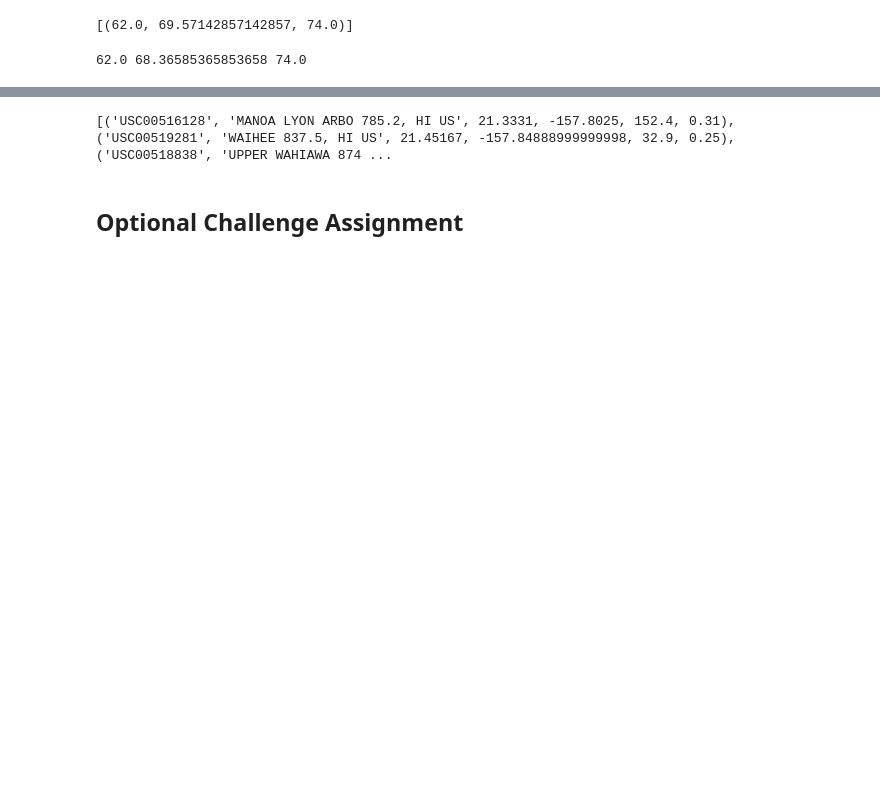
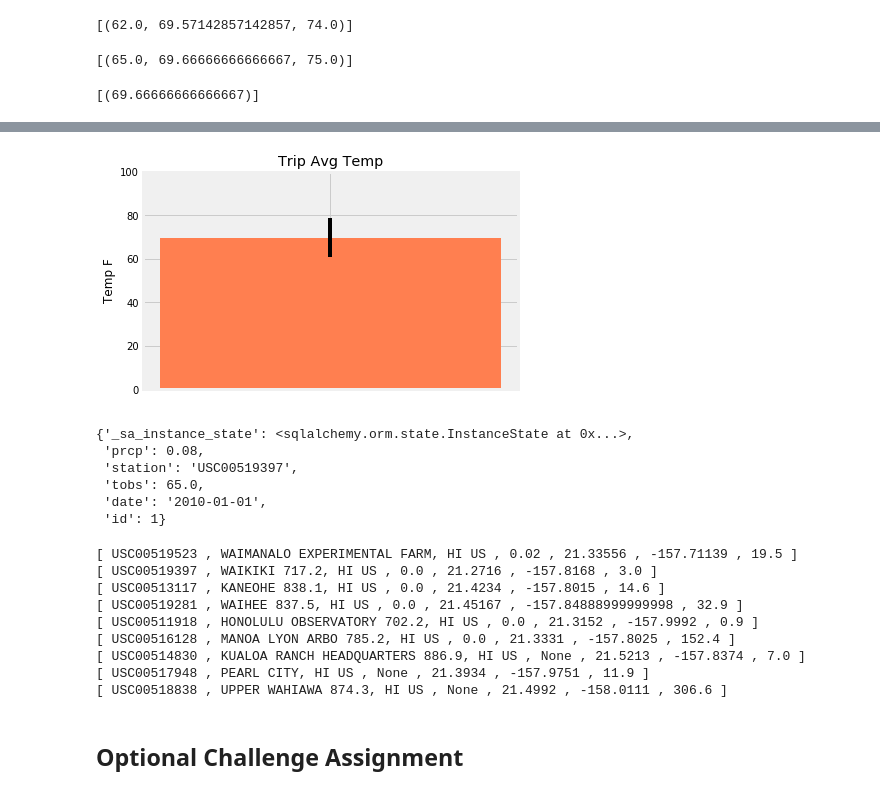
Before and after one commit to robeaseab/Precipitation-and-Climate-SQLAlchemy, a Jupyter notebook: climate_SQLAlchemy.ipynb, the cells around one changed output, grey strips where cells are left out. Drawn from its saved outputs; the diff is of its cells as text; code cells hidden in the pictures; blank space fills up the shorter version.

```diff
--- a/climate_SQLAlchemy.ipynb
+++ b/climate_SQLAlchemy.ipynb
@@ -364,11 +361,35 @@ print(calc_temps('2012-02-28', '2012-03-05'))
 # %%
 # Use your previous function `calc_temps` to calculate the tmin, tavg, and tmax
 # for your trip using the previous year's data for those same dates.
+
+start_date='2011-02-28'
+end_date='2011-02-28'
+
+print(calc_temps(start_date, end_date))
+trip=calc_temps(start_date, end_date)
+trip
+
+
+session.query(func.avg(Measurement.tobs)).\
+        filter(Measurement.date >= start_date).filter(Measurement.date <= end_date).all()
 # %% [output]
-62.0 68.36585365853658 74.0
+[(65.0, 69.66666666666667, 75.0)]
+[(69.66666666666667)]
 # %%
 # Plot the results from your previous query as a bar chart.
 # Use "Trip Avg Temp" as your Title
 # Use the average temperature for the y value
 # Use the peak-to-peak (tmax-tmin) value as the y error bar (yerr)
+
+
+
+
+yerr= (74.0-65.0)
+y_val=69.66666666666667
+x_val= " "
+plt.bar(x_val, y_val, yerr=yerr, color="coral", width=0.25, align="center")
+plt.title("Trip Avg Temp")
+plt.ylim(0, 100)
+plt.ylabel("Temp F")
+plt.show()
 # %% [output]
@@ -377,8 +396,47 @@ print(calc_temps('2012-02-28', '2012-03-05'))
+[figure, added]
+# %%
+inspector = inspect(engine)
+columns = inspector.get_columns('station')
+columns
+
+first_row_s = session.query(Station).first()
+first_row_s.__dict__
+
+first_row_m = session.query(Measurement).first()
+first_row_m.__dict__
+# %% [output]
+{'_sa_instance_state': <sqlalchemy.orm.state.InstanceState at 0x...>,
+ 'prcp': 0.08,
+ 'station': 'USC00519397',
+ 'tobs': 65.0,
+ 'date': '2010-01-01',
+ 'id': 1}
 # %%
 # Calculate the total amount of rainfall per weather station for your trip dates using the previous year's matching dates.
 # Sort this in descending order by precipitation amount and list the station, name, latitude, longitude, and elevation
+
+#NEEDS SUM FUNCTION ON RAINFALL
+
+sel = [Measurement.station, Station.name, Measurement.prcp, Station.latitude, Station.longitude, Station.elevation ]
+join_station = session.query(*sel).\
+            filter(Measurement.station == Station.station).\
+            filter(Measurement.date >= start_date).filter(Measurement.date <= end_date).\
+            order_by(Measurement.prcp.desc()).\
+            limit(10).distinct('station').all()
+
+for record in join_station:
+    print("[",record.station,",", record.name,",", record.prcp,",",
+          record.latitude,",", record.longitude,",", record.elevation,"]" )
 # %% [output]
-[('USC00516128', 'MANOA LYON ARBO 785.2, HI US', 21.3331, -157.8025, 152.4, 0.31), ('USC00519281', 'WAIHEE 837.5, HI US', 21.45167, -157.84888999999998, 32.9, 0.25), ('USC00518838', 'UPPER WAHIAWA 874 ...
+[ USC00519523 , WAIMANALO EXPERIMENTAL FARM, HI US , 0.02 , 21.33556 , -157.71139 , 19.5 ]
+[ USC00519397 , WAIKIKI 717.2, HI US , 0.0 , 21.2716 , -157.8168 , 3.0 ]
+[ USC00513117 , KANEOHE 838.1, HI US , 0.0 , 21.4234 , -157.8015 , 14.6 ]
+[ USC00519281 , WAIHEE 837.5, HI US , 0.0 , 21.45167 , -157.84888999999998 , 32.9 ]
+[ USC00511918 , HONOLULU OBSERVATORY 702.2, HI US , 0.0 , 21.3152 , -157.9992 , 0.9 ]
+[ USC00516128 , MANOA LYON ARBO 785.2, HI US , 0.0 , 21.3331 , -157.8025 , 152.4 ]
+[ USC00514830 , KUALOA RANCH HEADQUARTERS 886.9, HI US , None , 21.5213 , -157.8374 , 7.0 ]
+[ USC00517948 , PEARL CITY, HI US , None , 21.3934 , -157.9751 , 11.9 ]
+[ USC00518838 , UPPER WAHIAWA 874.3, HI US , None , 21.4992 , -158.0111 , 306.6 ]
 # %% [markdown]
 ## Optional Challenge Assignment
 # %%
```
Also changed, not shown: parts of 14 cells of this notebook.
